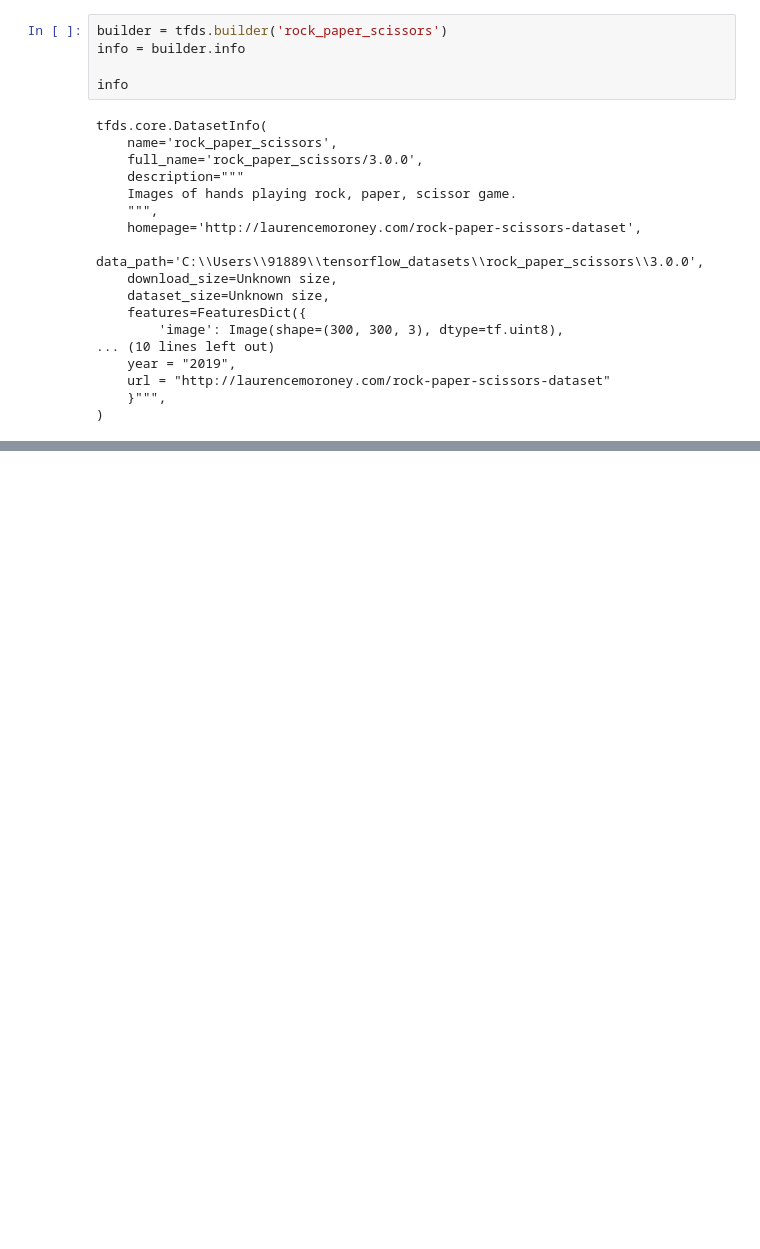
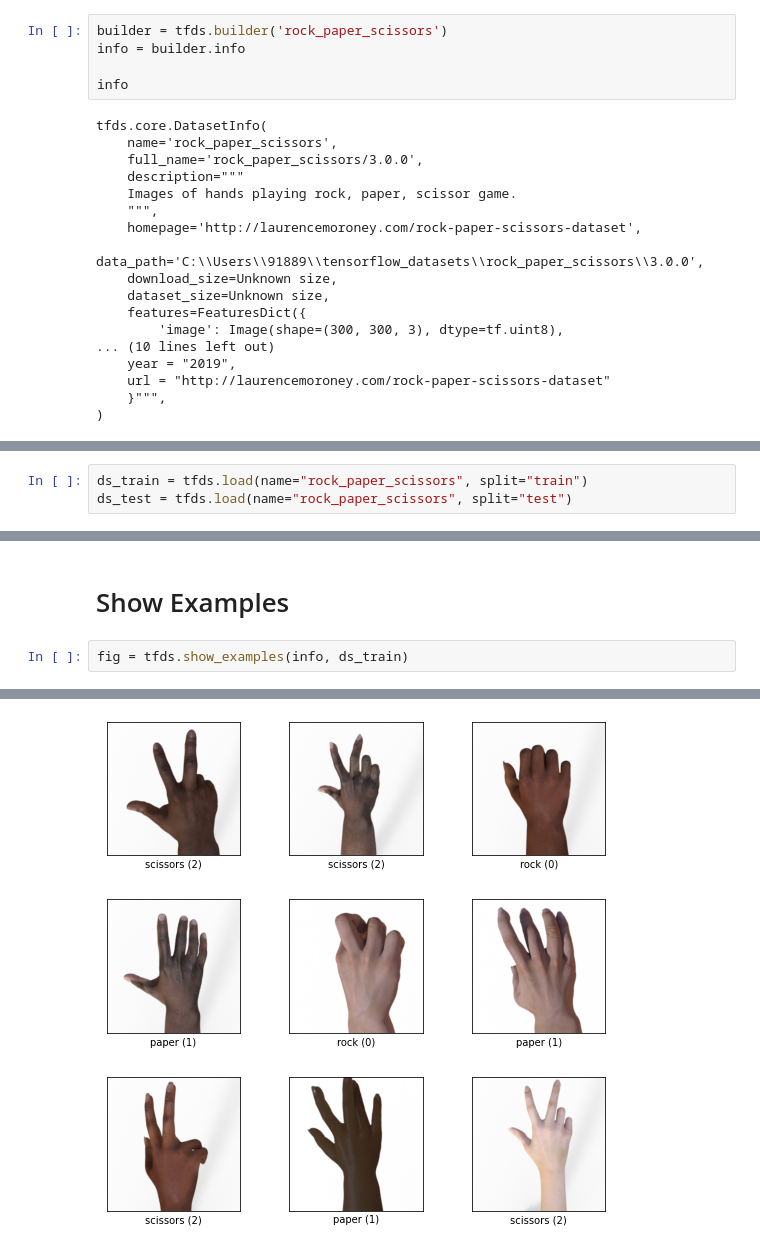
Before and after one commit to Rishiraj-singh7/Neural-Networks, a Jupyter notebook: Neural.ipynb, the cells around one changed output, grey strips where cells are left out. Drawn from its saved outputs; the diff is of its cells as text; blank space fills up the shorter version.

Commit message:
Prepare Rock, Paper, Scissors Data

```diff
--- a/Neural.ipynb
+++ b/Neural.ipynb
@@ -61,0 +64,3 @@ tfds.core.DatasetInfo(
+# %%
+ds_train = tfds.load(name="rock_paper_scissors", split="train")
+ds_test = tfds.load(name="rock_paper_scissors", split="test")
@@ -61,0 +70,6 @@ tfds.core.DatasetInfo(
+# %% [markdown]
+
+# Show Examples
+# %%
+fig = tfds.show_examples(info, ds_train)
+# %% [output]
@@ -61,0 +78 @@ tfds.core.DatasetInfo(
+[figure, added]
```
Also changed, not shown: parts of 3 cells of this notebook.
